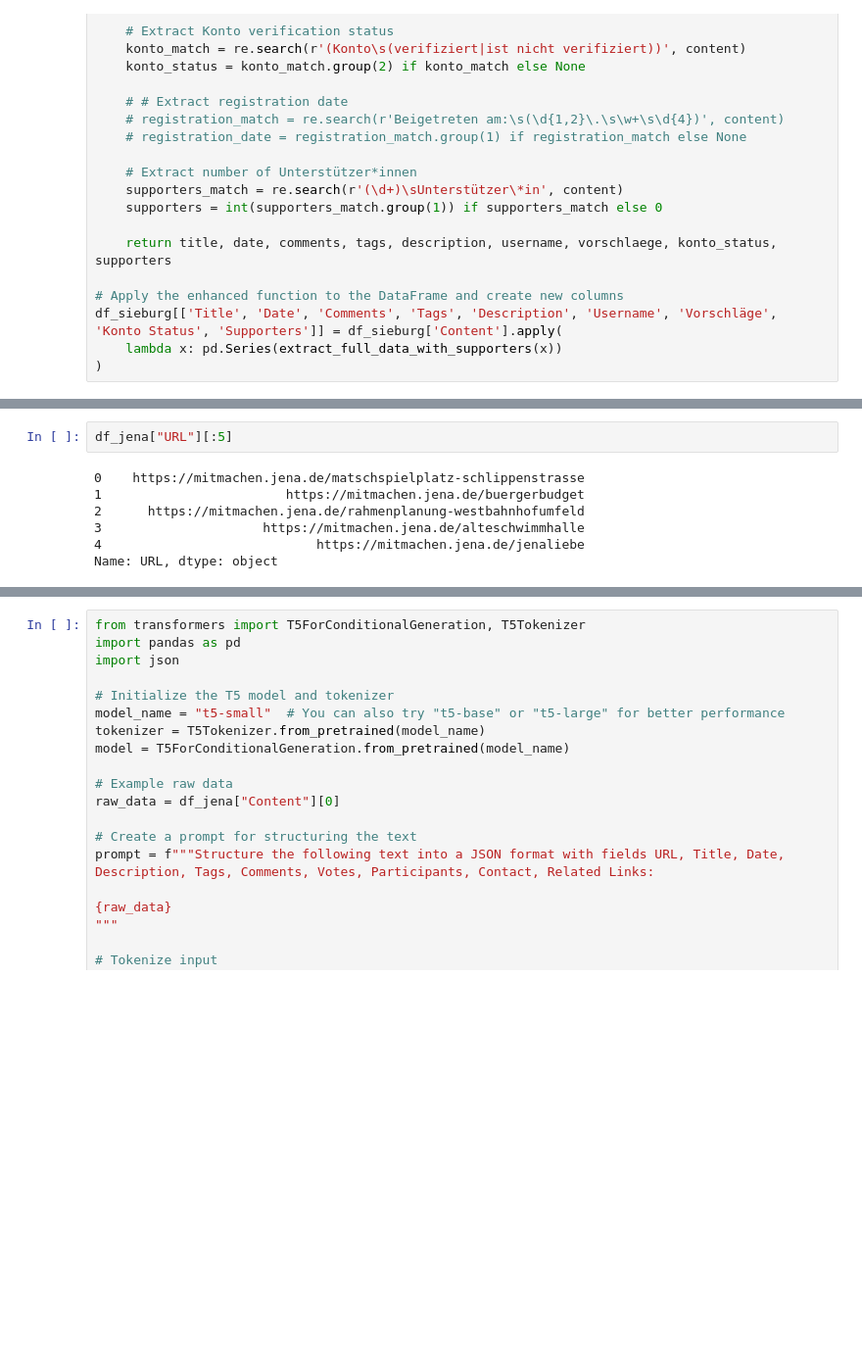
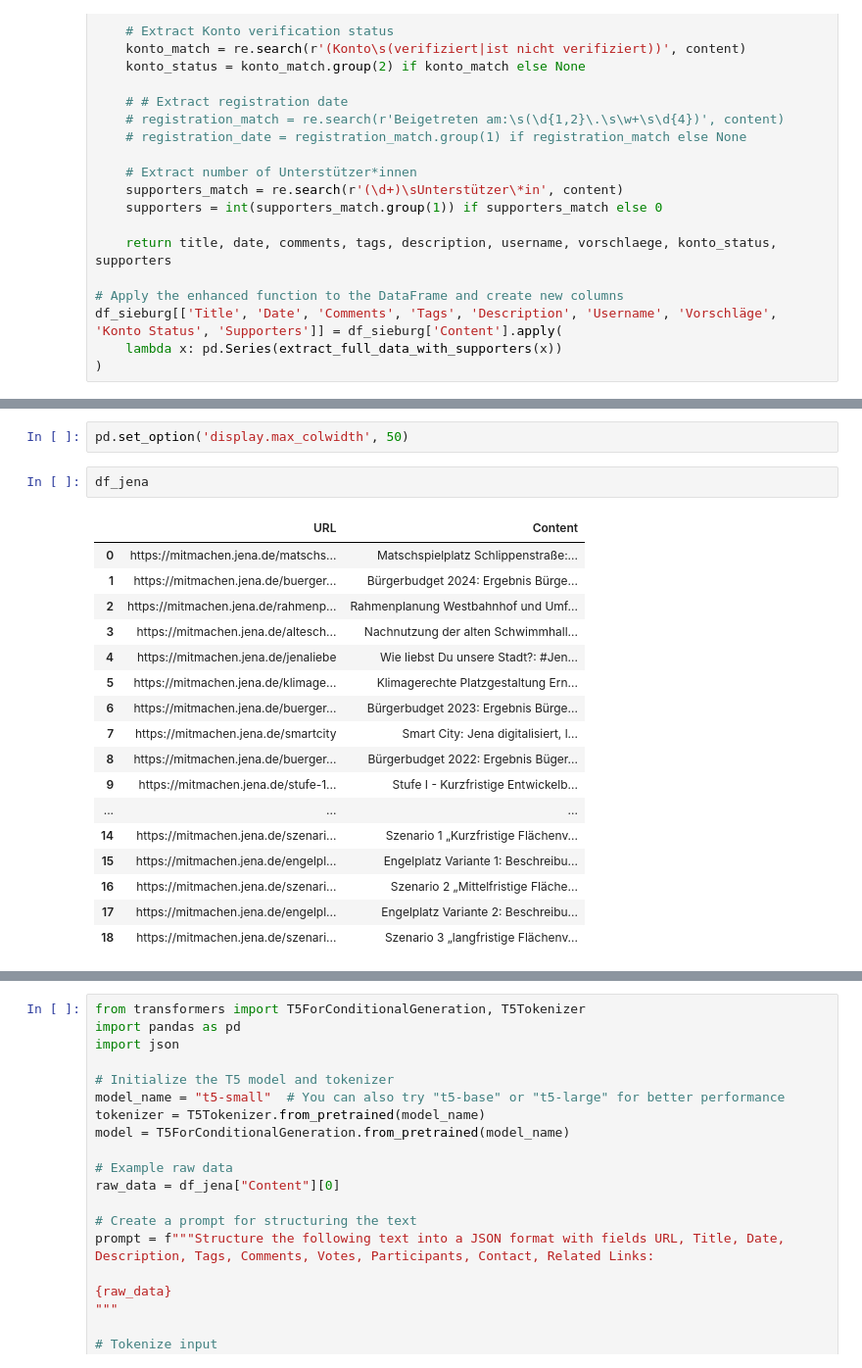
Before and after one commit to denishotii/ConsulDemocracy24-kommueneImFokus, a Jupyter notebook: Scraping copy.ipynb, the cells around one changed output, grey strips where cells are left out. Shown at 98% size. Drawn from its saved outputs; the diff is of its cells as text; blank space fills up the shorter version.

```diff
--- a/Scraping copy.ipynb
+++ b/Scraping copy.ipynb
@@ -212,9 +197,22 @@ df_sieburg
+# %%
+pd.set_option('display.max_colwidth', 50)
 # %%
-df_jena["URL"][:5]
+df_jena
 # %% [output]
-0    https://mitmachen.jena.de/matschspielplatz-schlippenstrasse
-1                        https://mitmachen.jena.de/buergerbudget
-2      https://mitmachen.jena.de/rahmenplanung-westbahnhofumfeld
-3                     https://mitmachen.jena.de/alteschwimmhalle
-4                            https://mitmachen.jena.de/jenaliebe
-Name: URL, dtype: object
+|  | URL | Content |
+| 0 | https://mitmachen.jena.de/matschs... | Matschspielplatz Schlippenstraße:... |
+| 1 | https://mitmachen.jena.de/buerger... | Bürgerbudget 2024: Ergebnis Bürge... |
+| 2 | https://mitmachen.jena.de/rahmenp... | Rahmenplanung Westbahnhof und Umf... |
+| 3 | https://mitmachen.jena.de/altesch... | Nachnutzung der alten Schwimmhall... |
+| 4 | https://mitmachen.jena.de/jenaliebe | Wie liebst Du unsere Stadt?: #Jen... |
+| 5 | https://mitmachen.jena.de/klimage... | Klimagerechte Platzgestaltung Ern... |
+| 6 | https://mitmachen.jena.de/buerger... | Bürgerbudget 2023: Ergebnis Bürge... |
+| 7 | https://mitmachen.jena.de/smartcity | Smart City: Jena digitalisiert, l... |
+| 8 | https://mitmachen.jena.de/buerger... | Bürgerbudget 2022: Ergebnis Büger... |
+| 9 | https://mitmachen.jena.de/stufe-1... | Stufe I - Kurzfristige Entwickelb... |
+| ... | ... | ... |
+| 14 | https://mitmachen.jena.de/szenari... | Szenario 1 „Kurzfristige Flächenv... |
+| 15 | https://mitmachen.jena.de/engelpl... | Engelplatz Variante 1: Beschreibu... |
+| 16 | https://mitmachen.jena.de/szenari... | Szenario 2 „Mittelfristige Fläche... |
+| 17 | https://mitmachen.jena.de/engelpl... | Engelplatz Variante 2: Beschreibu... |
+| 18 | https://mitmachen.jena.de/szenari... | Szenario 3 „langfristige Flächenv... |
```
Also changed, not shown: parts of 11 cells of this notebook, 1 other file.
